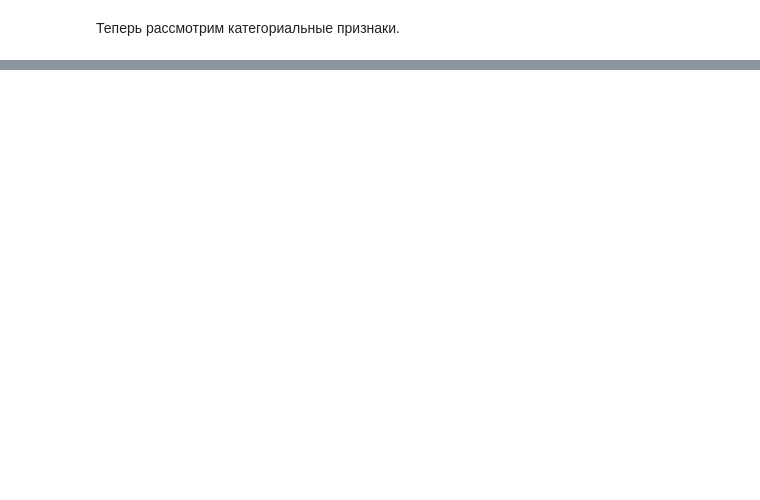
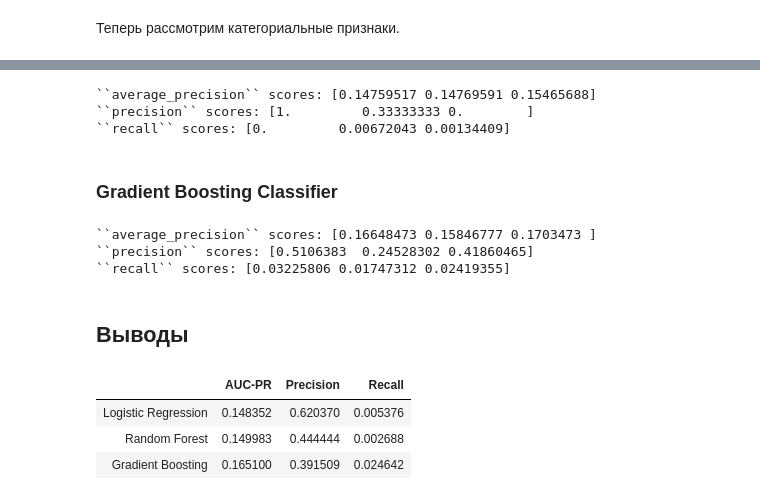
Before and after one commit to metelkinp/coursera-ml-churn-prediction, a Jupyter notebook: week_3.ipynb, the cells around one changed output, grey strips where cells are left out. Cells and saved outputs as stored; diff of their text form; code cells hidden in the pictures; blank space fills up the shorter version.

```diff
--- a/week_3.ipynb
+++ b/week_3.ipynb
@@ -112,0 +218,26 @@ num_features = num_features.drop(labels=num_features_to_drop)
+# %%
+# build pipeline
+
+# this is used to avoid exceptions
+ordinal_encoder_categories = [df[cat].fillna(value='missing').unique() for cat in cat_features_low_cardinality]
+
+categorial_lc_alt_transformer = Pipeline(steps=[
+    ('imputer', SimpleImputer(strategy='constant', fill_value='missing')),
+    ('ordinalencoder', OrdinalEncoder(categories=ordinal_encoder_categories))
+])
+
+preprocessor = build_preprocessor(numeric_transformer, categorial_hc_transformer, categorial_lc_alt_transformer)
+
+# append classifier
+clf = Pipeline(steps=[
+    ('preprocessor', preprocessor),
+    ('classifier', RandomForestClassifier(n_estimators=250))
+])
+# %%
+rf_results = score(clf, X, y, cv=3)
+# %% [output]
+``average_precision`` scores: [0.14759517 0.14769591 0.15465688]
+``precision`` scores: [1.         0.33333333 0.        ]
+``recall`` scores: [0.         0.00672043 0.00134409]
+# %% [markdown]
+### Gradient Boosting Classifier
@@ -112,0 +246,29 @@ num_features = num_features.drop(labels=num_features_to_drop)
+# %%
+preprocessor = build_preprocessor(numeric_transformer, categorial_hc_transformer, categorial_lc_alt_transformer)
+
+# append classifier
+clf = Pipeline(steps=[
+    ('preprocessor', preprocessor),
+    ('classifier', GradientBoostingClassifier(n_estimators=250))
+])
+# %%
+gb_results = score(clf, X, y, cv=3)
+# %% [output]
+``average_precision`` scores: [0.16648473 0.15846777 0.1703473 ]
+``precision`` scores: [0.5106383  0.24528302 0.41860465]
+``recall`` scores: [0.03225806 0.01747312 0.02419355]
+# %% [markdown]
+## Выводы
+# %%
+summary = pd.DataFrame.from_dict({
+    'Logistic Regression': lr_results,
+    'Random Forest': rf_results,
+    'Gradient Boosting': gb_results
+}, orient='index', columns=['AUC-PR', 'Precision', 'Recall'])
+
+display(summary)
+# %% [output]
+|  | AUC-PR | Precision | Recall |
+| Logistic Regression | 0.148352 | 0.620370 | 0.005376 |
+| Random Forest | 0.149983 | 0.444444 | 0.002688 |
+| Gradient Boosting | 0.165100 | 0.391509 | 0.024642 |
```
Also changed, not shown: parts of 27 cells of this notebook.
